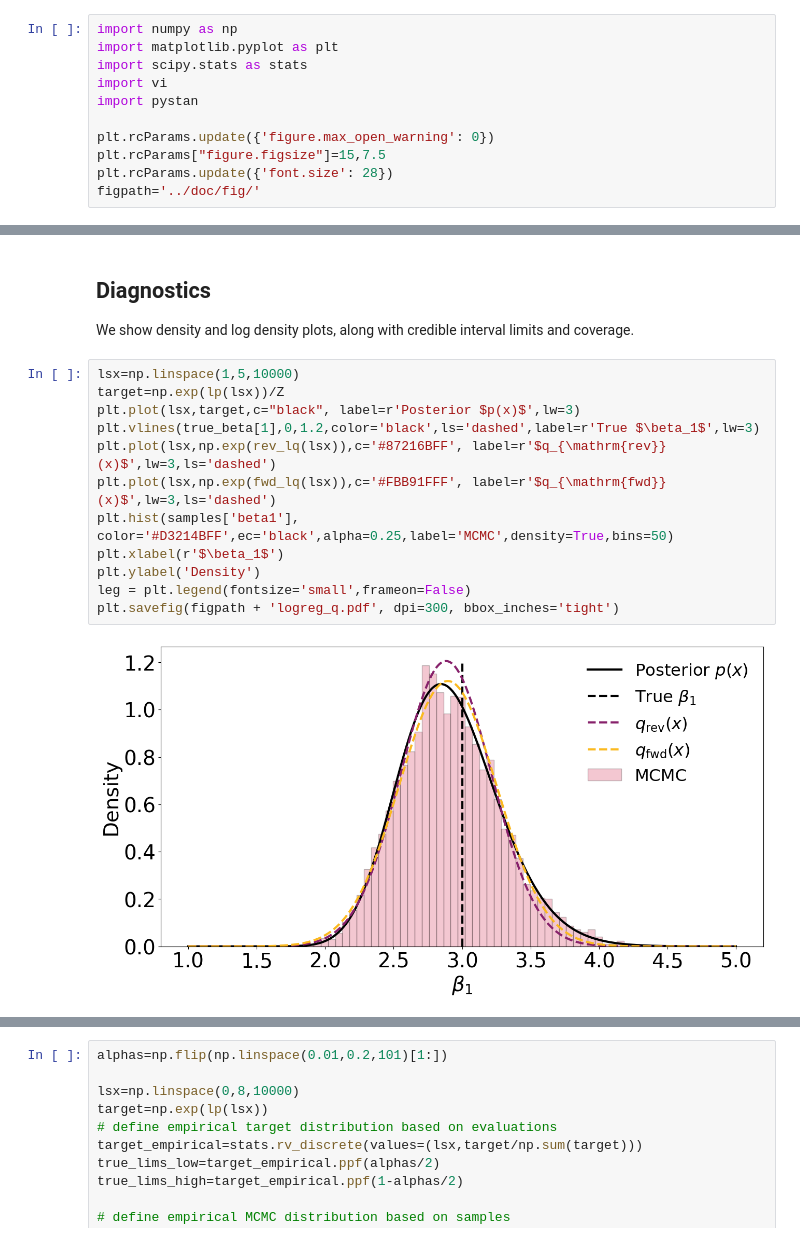
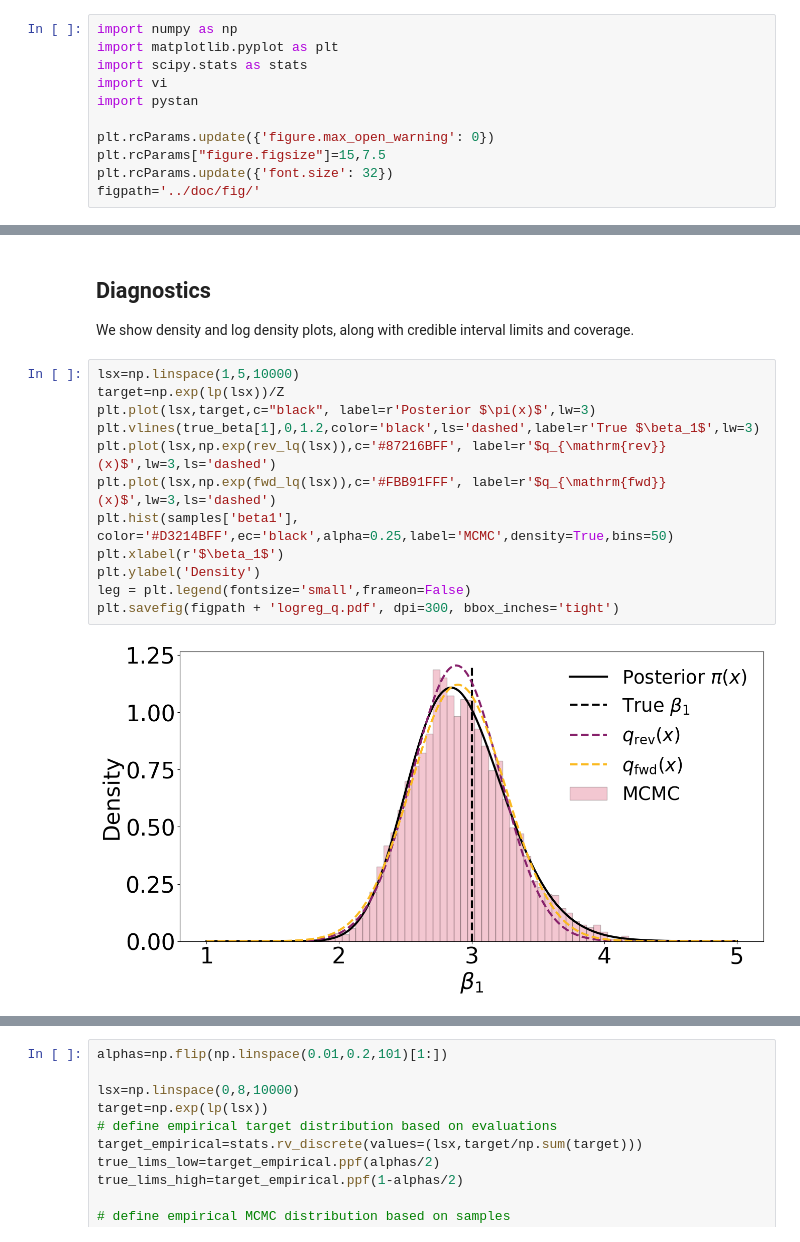
Before and after one commit to giankdiluvi/vi-ci-calibration, a Jupyter notebook: src/logistic_regression.ipynb, the cells around one changed output, grey strips where cells are left out. Saved outputs shown, nothing was run; the diff lists cells and outputs as text.

Commit message:
update logreg plots

```diff
--- a/src/logistic_regression.ipynb
+++ b/src/logistic_regression.ipynb
@@ -23,7 +23,7 @@ import pystan
 
 plt.rcParams.update({'figure.max_open_warning': 0})
 plt.rcParams["figure.figsize"]=15,7.5
-plt.rcParams.update({'font.size': 28})
+plt.rcParams.update({'font.size': 32})
 figpath='../doc/fig/'
 # %% [markdown]
 ## Data generation
@@ -312,17 +312,17 @@ along with credible interval limits and coverage.
 # %%
 lsx=np.linspace(1,5,10000)
 target=np.exp(lp(lsx))/Z
-plt.plot(lsx,target,c="black", label=r'Posterior $p(x)$',lw=3)
+plt.plot(lsx,target,c="black", label=r'Posterior $\pi(x)$',lw=3)
 plt.vlines(true_beta[1],0,1.2,color='black',ls='dashed',label=r'True $\beta_1$',lw=3)
 plt.plot(lsx,np.exp(rev_lq(lsx)),c='#87216BFF', label=r'$q_{\mathrm{rev}}(x)$',lw=3,ls='dashed')
 plt.plot(lsx,np.exp(fwd_lq(lsx)),c='#FBB91FFF', label=r'$q_{\mathrm{fwd}}(x)$',lw=3,ls='dashed')
 plt.hist(samples['beta1'], color='#D3214BFF',ec='black',alpha=0.25,label='MCMC',density=True,bins=50)
 plt.xlabel(r'$\beta_1$')
 plt.ylabel('Density')
 leg = plt.legend(fontsize='small',frameon=False)
 plt.savefig(figpath + 'logreg_q.pdf', dpi=300, bbox_inches='tight')
 # %% [output]
-[figure, old version]
+[figure, new version]
 # %%
 lsx=np.linspace(0,8,10000)
 ltarget=lp(lsx)-np.log(Z)
```
Also changed, not shown: parts of 3 cells of this notebook, 7 other files.
